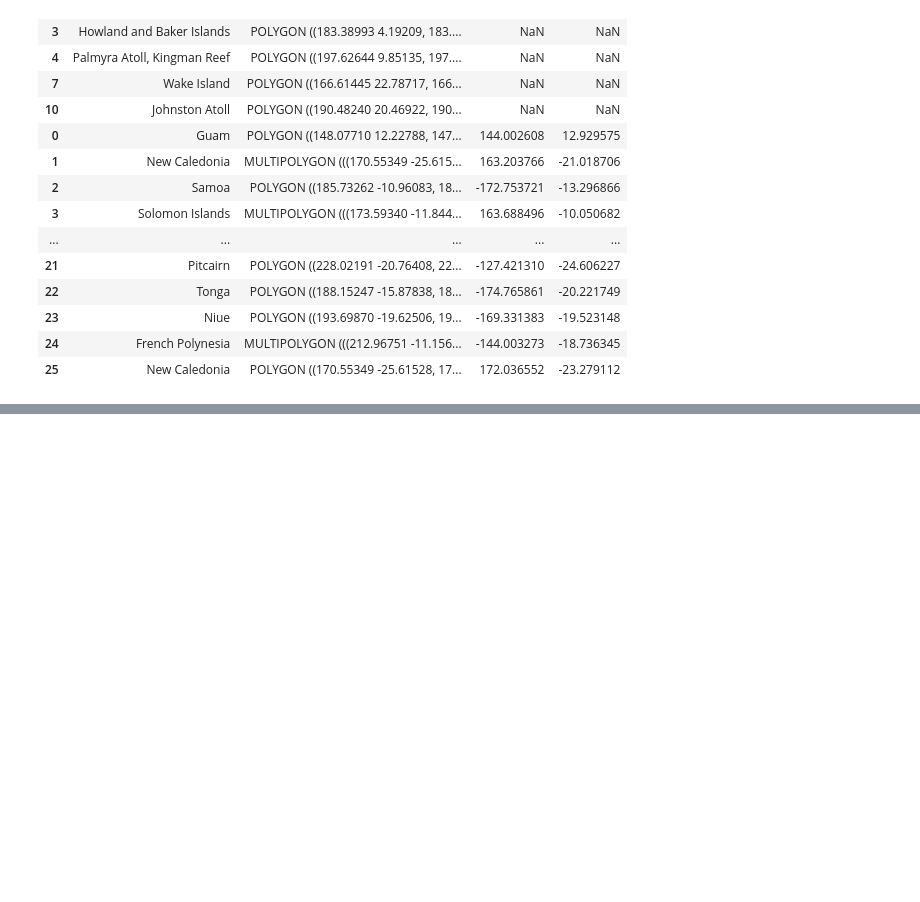
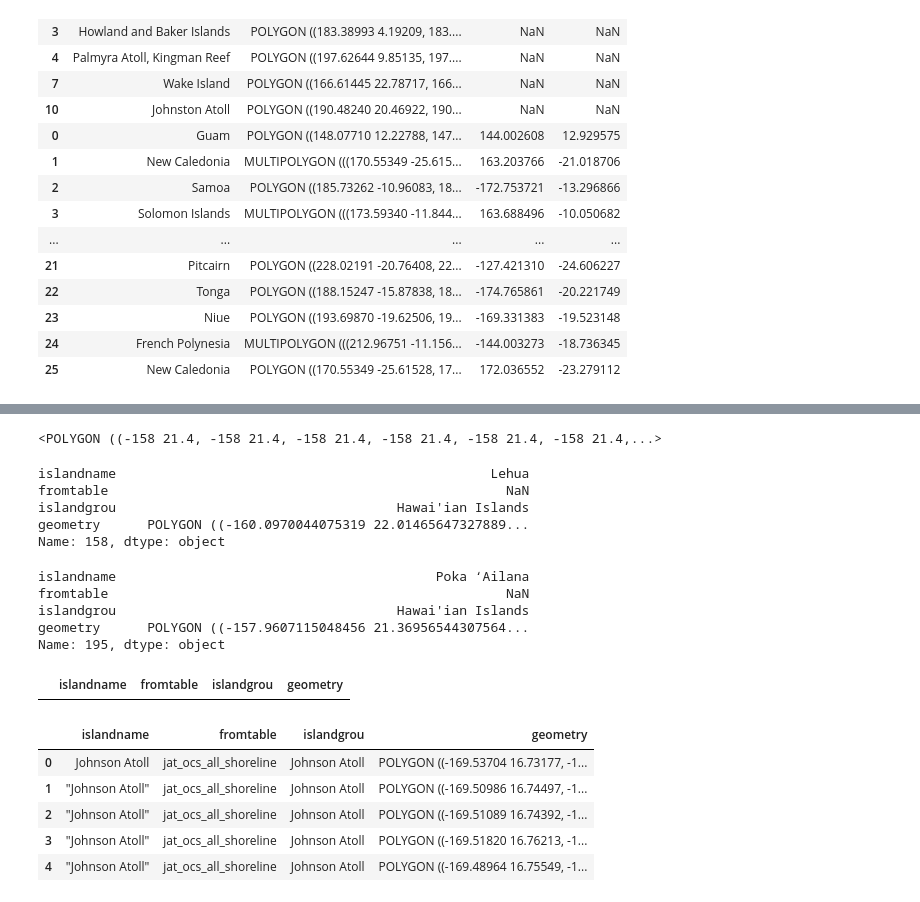
Before and after one commit to onejaelee/Palau-Graphics, a Jupyter notebook: Chapter 6 - Temperature/vis/Chapter 6.1, 6.2, 6.4 - CFS-CRW/make_EEZ.ipynb, the cells around one changed output, grey strips where cells are left out. Drawn from its saved outputs; the diff is of its cells as text; code cells hidden in the pictures; blank space fills up the shorter version.

```diff
--- a/Chapter 6 - Temperature/vis/Chapter 6.1, 6.2, 6.4 - CFS-CRW/make_EEZ.ipynb
+++ b/Chapter 6 - Temperature/vis/Chapter 6.1, 6.2, 6.4 - CFS-CRW/make_EEZ.ipynb
@@ -525,0 +528,8 @@ with open('all_pac_positive_EEZ.json', "w") as outfile:
+# %%
+shapefile_us_afil_land = '../../../Misc - Tools/land/pac_comp_all_shore/pac_comp_all_shorePolygon.shp'
+
+shpfusafilland = gpd.read_file(shapefile_us_afil_land)
+
+shapefile_us_afil_land_line = '../../../Misc - Tools/land/pac_comp_all_shore/pac_comp_all_shoreLine.shp'
+
+shpfusafillandline = gpd.read_file(shapefile_us_afil_land_line)
@@ -525,0 +540,5 @@ with open('all_pac_positive_EEZ.json', "w") as outfile:
+# %%
+for x in shpfusafilland['geometry'].tolist():
+    if type(x) != shapely.geometry.polygon.Polygon and type(x) != shapely.geometry.multipolygon.MultiPolygon:
+        print(type(x))
+        break
@@ -525,0 +558,28 @@ with open('all_pac_positive_EEZ.json', "w") as outfile:
+# %%
+geometry_list = []
+country_id = []
+
+# point_list = []
+# for point in list(shpfusafillandline['geometry'][0].coords) + list(shpfusafillandline['geometry'][1].coords):
+#     if point[0] > 0:
+#         point_list.append(geometry.Point(point[0]-360,point[1]))
+#     else:
+#         point_list.append(geometry.Point(point[0],point[1]))
+
+# shpfusafil_combined = geometry.Polygon(point_list)
+
+# geometry_list.append(shpfusafil_combined)
+
+
+for x in shpfusafillandline['geometry']:
+#     print(list(x.exterior.coords))
+#     print(x.equals(geometry.Polygon(list(x.exterior.coords))))
+
+    point_list = []
+    for point in list(x.coords):
+        if point[0] > 0:
+            point_list.append(geometry.Point(point[0]-360,point[1]))
+        else:
+            point_list.append(geometry.Point(point[0],point[1]))
+
+    geometry_list.append(geometry.Polygon(point_list))
@@ -525,0 +619,5 @@ with open('all_pac_positive_EEZ.json', "w") as outfile:
+# %%
+#Ford Island???
+shpfusafilland[shpfusafilland['islandgrou'].isna()]['geometry'].tolist()[1]
+# %% [output]
+<POLYGON ((-158 21.4, -158 21.4, -158 21.4, -158 21.4, -158 21.4, -158 21.4,...>
@@ -525,0 +630,31 @@ with open('all_pac_positive_EEZ.json', "w") as outfile:
+# %%
+shpfusafilland.iloc[158]
+# %% [output]
+islandname                                                Lehua
+fromtable                                                   NaN
+islandgrou                                    Hawai'ian Islands
+geometry      POLYGON ((-160.0970044075319 22.01465647327889...
+Name: 158, dtype: object
+# %%
+shpfusafilland.iloc[195]
+# %% [output]
+islandname                                         Poka ʻAilana
+fromtable                                                   NaN
+islandgrou                                    Hawai'ian Islands
+geometry      POLYGON ((-157.9607115048456 21.36956544307564...
+Name: 195, dtype: object
+# %%
+shpfusafilland[shpfusafilland['islandgrou'].isna()]
+# %% [output]
+|  | islandname | fromtable | islandgrou | geometry |
+# %%
+shpfusafillandline['geometry'] = geometry_list
+# %%
+shpfusafillandline
+# %% [output]
+|  | islandname | fromtable | islandgrou | geometry |
+| 0 | Johnson Atoll | jat_ocs_all_shoreline | Johnson Atoll | POLYGON ((-169.53704 16.73177, -1... |
+| 1 | "Johnson Atoll" | jat_ocs_all_shoreline | Johnson Atoll | POLYGON ((-169.50986 16.74497, -1... |
+| 2 | "Johnson Atoll" | jat_ocs_all_shoreline | Johnson Atoll | POLYGON ((-169.51089 16.74392, -1... |
+| 3 | "Johnson Atoll" | jat_ocs_all_shoreline | Johnson Atoll | POLYGON ((-169.51820 16.76213, -1... |
+| 4 | "Johnson Atoll" | jat_ocs_all_shoreline | Johnson Atoll | POLYGON ((-169.48964 16.75549, -1... |
```
Also changed, not shown: parts of 12 cells of this notebook.
